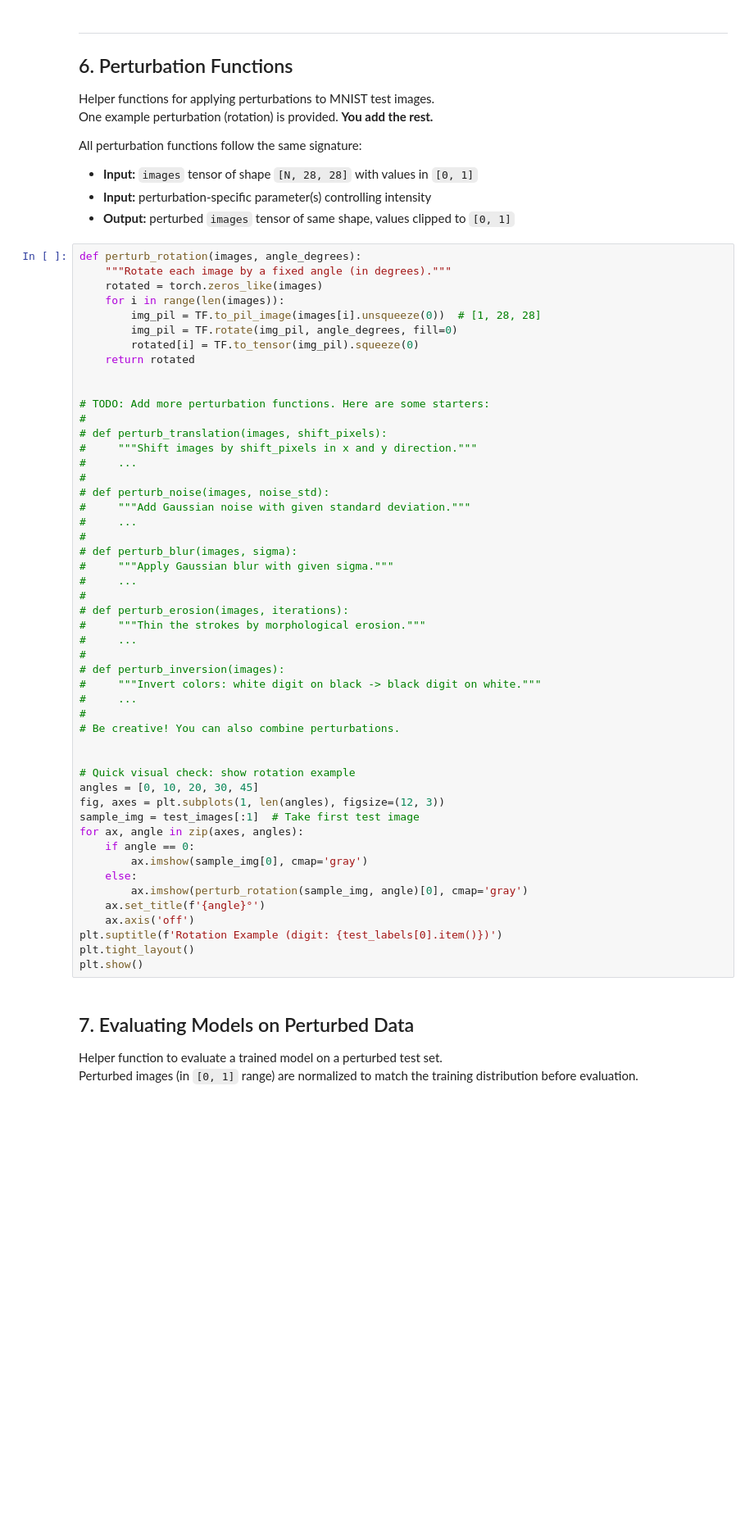
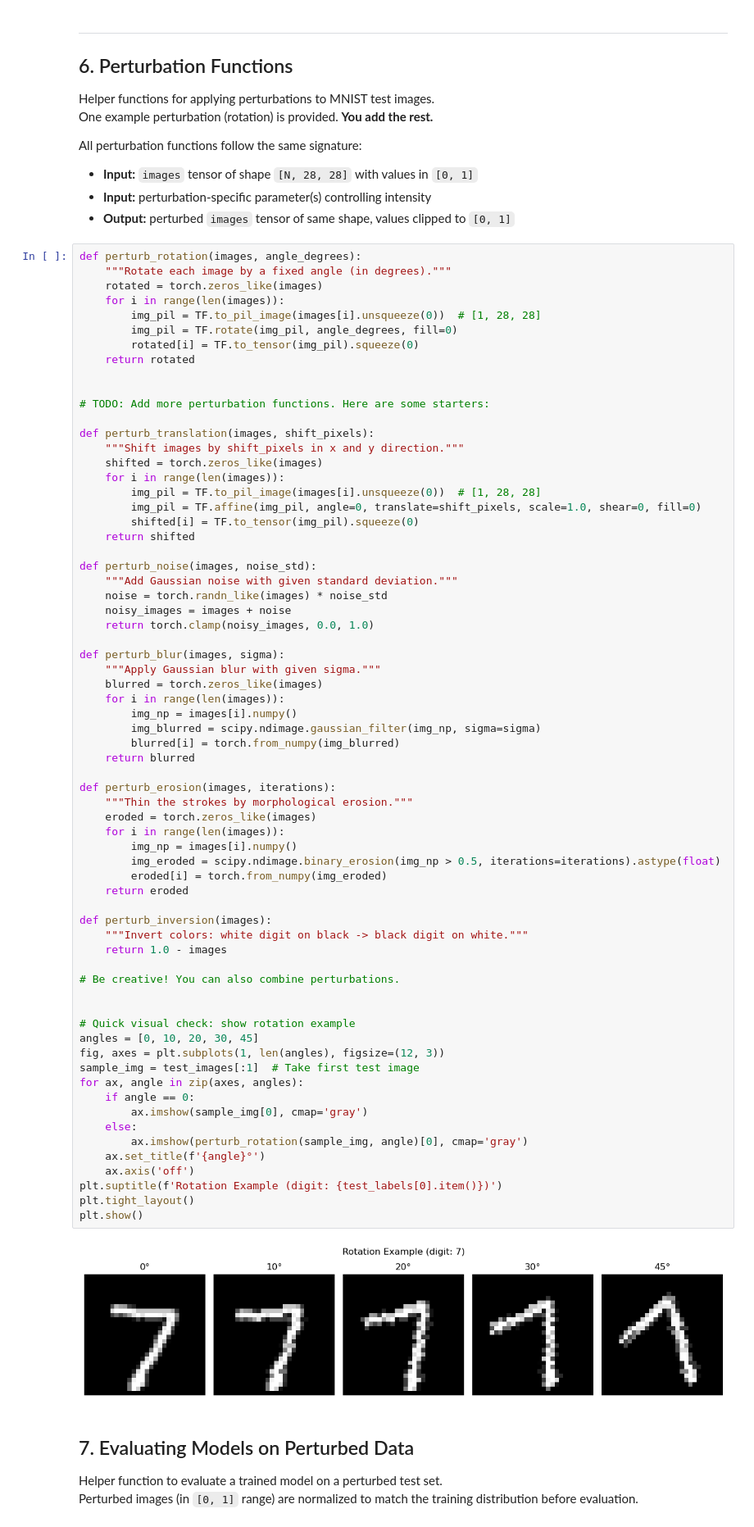
Before and after one commit to Nils-Wagnr/DeepLearning, a Jupyter notebook: RQ2 (Woche4)/RQ2_Template.ipynb, the cells around one changed output. Shown at 82% size. Drawn from its saved outputs; the diff is of its cells as text; blank space fills up the shorter version.

Commit message:
Wrote Perturbation Functions

```diff
--- a/RQ2 (Woche4)/RQ2_Template.ipynb
+++ b/RQ2 (Woche4)/RQ2_Template.ipynb
@@ -307,53 +372,72 @@ All perturbation functions follow the same signature:
 # %%
 def perturb_rotation(images, angle_degrees):
     """Rotate each image by a fixed angle (in degrees)."""
     rotated = torch.zeros_like(images)
     for i in range(len(images)):
         img_pil = TF.to_pil_image(images[i].unsqueeze(0))  # [1, 28, 28]
         img_pil = TF.rotate(img_pil, angle_degrees, fill=0)
         rotated[i] = TF.to_tensor(img_pil).squeeze(0)
     return rotated
 
 
 # TODO: Add more perturbation functions. Here are some starters:
-#
-# def perturb_translation(images, shift_pixels):
-#     """Shift images by shift_pixels in x and y direction."""
-#     ...
-#
-# def perturb_noise(images, noise_std):
-#     """Add Gaussian noise with given standard deviation."""
-#     ...
-#
-# def perturb_blur(images, sigma):
-#     """Apply Gaussian blur with given sigma."""
-#     ...
-#
-# def perturb_erosion(images, iterations):
-#     """Thin the strokes by morphological erosion."""
-#     ...
-#
-# def perturb_inversion(images):
-#     """Invert colors: white digit on black -> black digit on white."""
-#     ...
-#
+
+def perturb_translation(images, shift_pixels):
+    """Shift images by shift_pixels in x and y direction."""
+    shifted = torch.zeros_like(images)
+    for i in range(len(images)):
+        img_pil = TF.to_pil_image(images[i].unsqueeze(0))  # [1, 28, 28]
+        img_pil = TF.affine(img_pil, angle=0, translate=shift_pixels, scale=1.0, shear=0, fill=0)
+        shifted[i] = TF.to_tensor(img_pil).squeeze(0)
+    return shifted
+
+def perturb_noise(images, noise_std):
+    """Add Gaussian noise with given standard deviation."""
+    noise = torch.randn_like(images) * noise_std
+    noisy_images = images + noise
+    return torch.clamp(noisy_images, 0.0, 1.0)
+
+def perturb_blur(images, sigma):
+    """Apply Gaussian blur with given sigma."""
+    blurred = torch.zeros_like(images)
+    for i in range(len(images)):
+        img_np = images[i].numpy()
+        img_blurred = scipy.ndimage.gaussian_filter(img_np, sigma=sigma)
+        blurred[i] = torch.from_numpy(img_blurred)
+    return blurred
+
+def perturb_erosion(images, iterations):
+    """Thin the strokes by morphological erosion."""
+    eroded = torch.zeros_like(images)
+    for i in range(len(images)):
+        img_np = images[i].numpy()
+        img_eroded = scipy.ndimage.binary_erosion(img_np > 0.5, iterations=iterations).astype(float)
+        eroded[i] = torch.from_numpy(img_eroded)
+    return eroded
+
+def perturb_inversion(images):
+    """Invert colors: white digit on black -> black digit on white."""
+    return 1.0 - images
+
 # Be creative! You can also combine perturbations.
 
 
 # Quick visual check: show rotation example
 angles = [0, 10, 20, 30, 45]
 fig, axes = plt.subplots(1, len(angles), figsize=(12, 3))
 sample_img = test_images[:1]  # Take first test image
 for ax, angle in zip(axes, angles):
     if angle == 0:
         ax.imshow(sample_img[0], cmap='gray')
     else:
         ax.imshow(perturb_rotation(sample_img, angle)[0], cmap='gray')
     ax.set_title(f'{angle}°')
     ax.axis('off')
 plt.suptitle(f'Rotation Example (digit: {test_labels[0].item()})')
 plt.tight_layout()
 plt.show()
+# %% [output]
+[figure, added]
 # %% [markdown]
 ## 7. Evaluating Models on Perturbed Data
 
```
Also changed, not shown: parts of 8 cells of this notebook.
